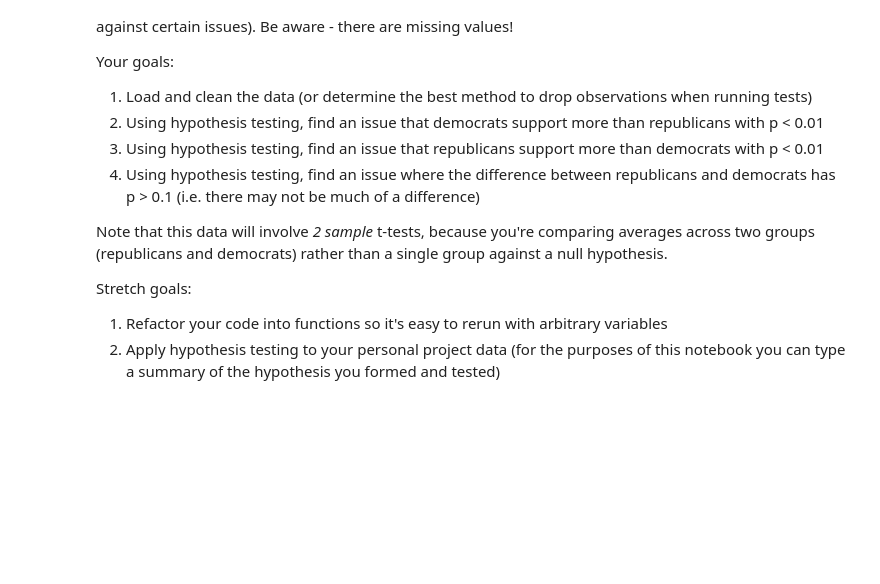
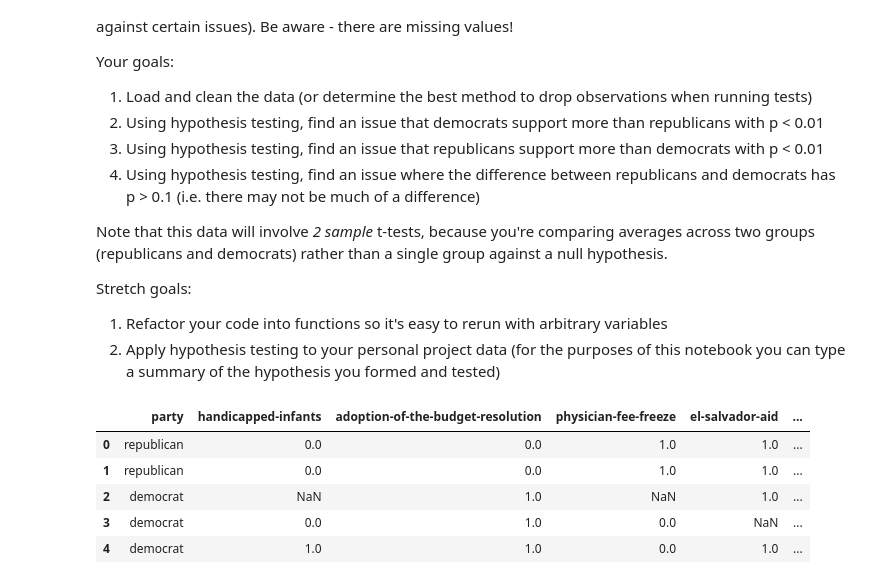
Before and after one commit to bloominstituteoftechnology/DS-Unit-1-Sprint-3-Statistical-Tests-and-Experiments, a Jupyter notebook: module1-statistics-probability-and-inference/LS_DS_141_Statistics_Probability_and_Inference.ipynb, the cells around one changed output. Saved outputs shown, nothing was run; the diff lists cells and outputs as text; code cells hidden in the pictures; blank space fills up the shorter version.

```diff
--- a/module1-statistics-probability-and-inference/LS_DS_141_Statistics_Probability_and_Inference.ipynb
+++ b/module1-statistics-probability-and-inference/LS_DS_141_Statistics_Probability_and_Inference.ipynb
@@ -99,0 +203,6 @@ Stretch goals:
+# %%
+import pandas as pd
+import numpy as np
+import matplotlib.pyplot as plt
+
+politics = pd.read_csv('https://archive.ics.uci.edu/ml/machine-learning-databases/voting-records/house-votes-84.data', header = None, na_values=["?"])
@@ -99,0 +268,10 @@ Stretch goals:
+# %%
+politics_modified = politics_modified.replace({'y': 1, 'n' : 0})
+politics_modified.head()
+# %% [output]
+|  | party | handicapped-infants | adoption-of-the-budget-resolution | physician-fee-freeze | el-salvador-aid | ... |
+| 0 | republican | 0.0 | 0.0 | 1.0 | 1.0 | ... |
+| 1 | republican | 0.0 | 0.0 | 1.0 | 1.0 | ... |
+| 2 | democrat | NaN | 1.0 | NaN | 1.0 | ... |
+| 3 | democrat | 0.0 | 1.0 | 0.0 | NaN | ... |
+| 4 | democrat | 1.0 | 1.0 | 0.0 | 1.0 | ... |
```
Also changed, not shown: parts of 22 cells of this notebook.
